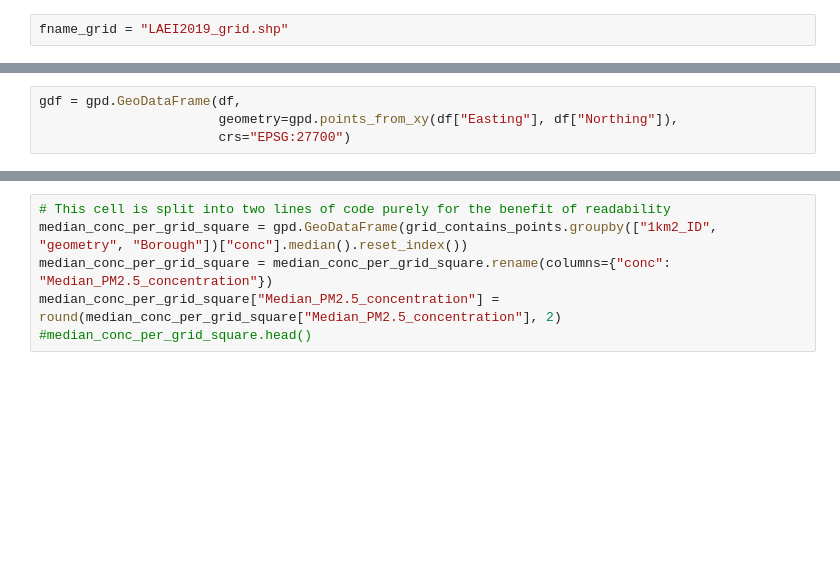
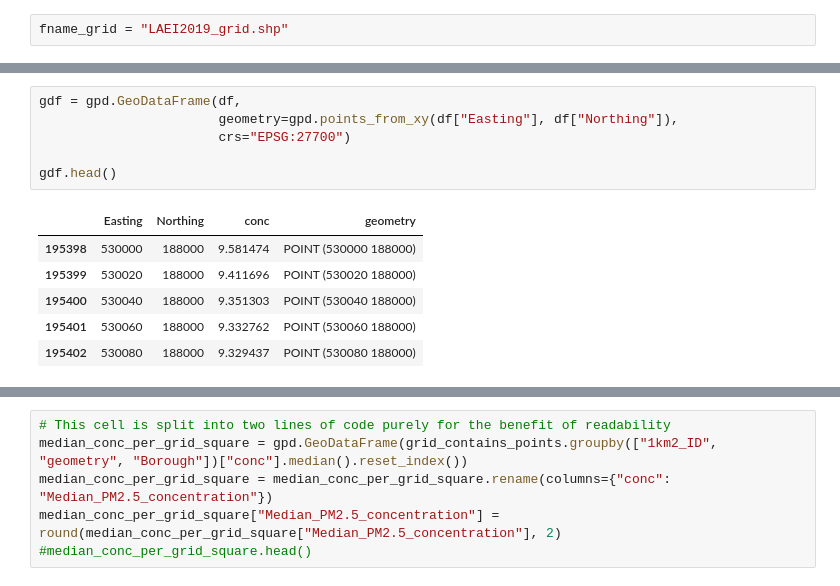
Before and after one commit to andrewsivanesan/London-air-quality, a Jupyter notebook: index.ipynb, the cells around one changed output, grey strips where cells are left out. Saved outputs shown, nothing was run; the diff lists cells and outputs as text; blank space fills up the shorter version.

```diff
--- a/index.ipynb
+++ b/index.ipynb
@@ -138,7 +124,16 @@ df = df[cond]
 # %%
 gdf = gpd.GeoDataFrame(df,
                        geometry=gpd.points_from_xy(df["Easting"], df["Northing"]),
                        crs="EPSG:27700")
+
+gdf.head()
+# %% [output]
+|  | Easting | Northing | conc | geometry |
+| 195398 | 530000 | 188000 | 9.581474 | POINT (530000 188000) |
+| 195399 | 530020 | 188000 | 9.411696 | POINT (530020 188000) |
+| 195400 | 530040 | 188000 | 9.351303 | POINT (530040 188000) |
+| 195401 | 530060 | 188000 | 9.332762 | POINT (530060 188000) |
+| 195402 | 530080 | 188000 | 9.329437 | POINT (530080 188000) |
 # %%
 grid_contains_points = grid.sjoin(gdf, how="inner", predicate="contains")
 
```
Also changed, not shown: parts of 20 cells of this notebook, 21 other files.
